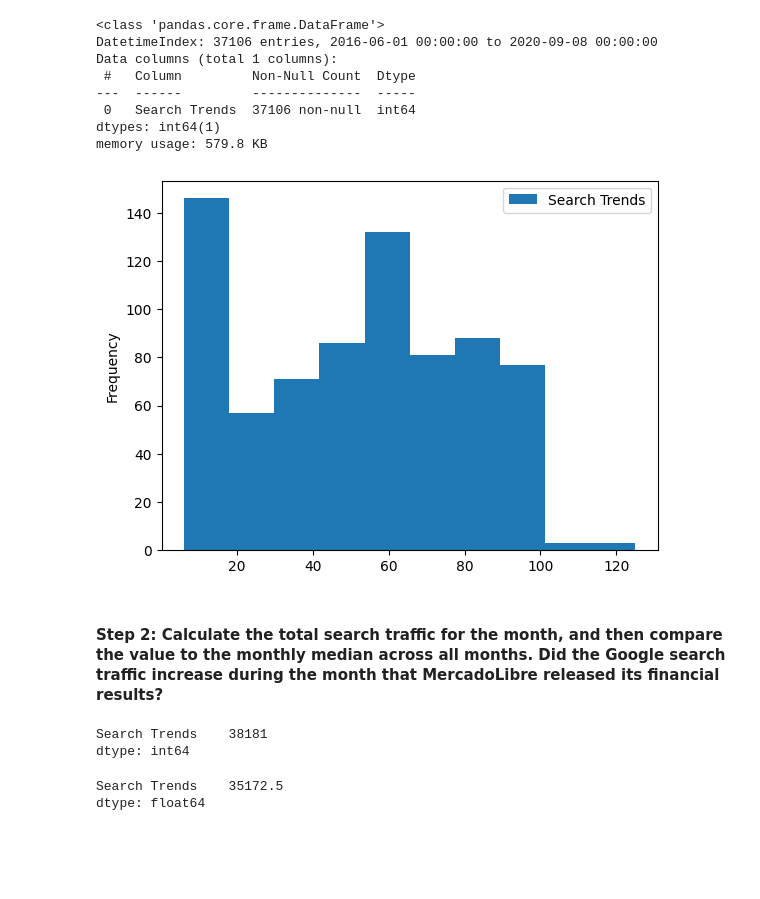
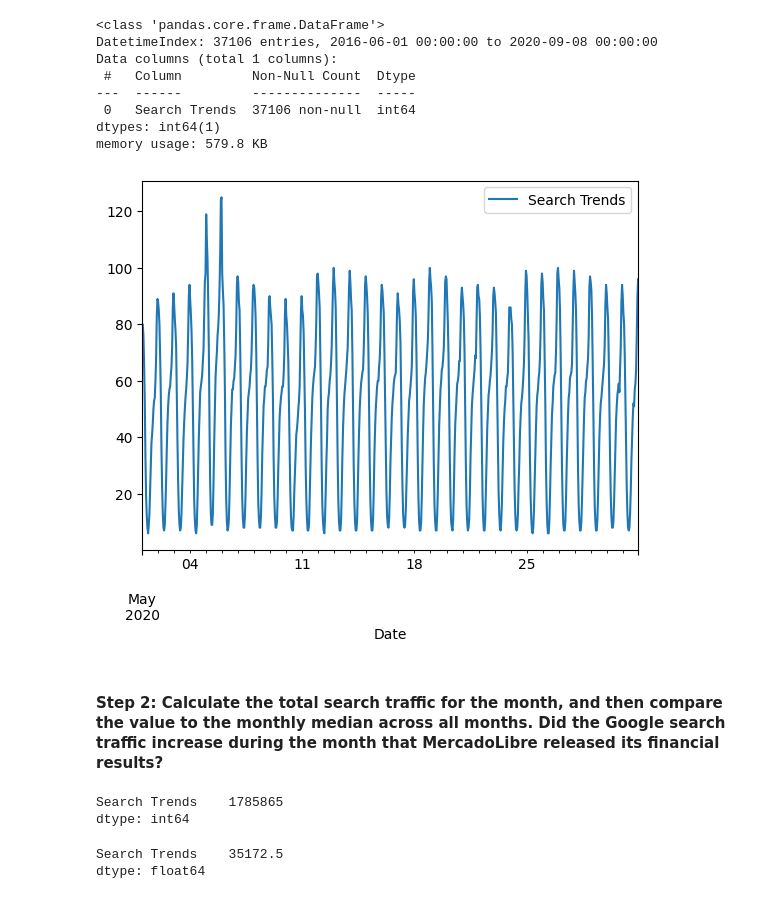
Before and after one commit to echarles341/prophet-challenge, a Jupyter notebook: forecasting_net_prophet.ipynb, the cells around one changed output. Cells and saved outputs as stored; diff of their text form; code cells hidden in the pictures; blank space fills up the shorter version.

```diff
--- a/forecasting_net_prophet.ipynb
+++ b/forecasting_net_prophet.ipynb
@@ -103,22 +103,23 @@ dtypes: int64(1)
 memory usage: 579.8 KB
 # %%
 # Slice the DataFrame to just the month of May 2020
-df =  df_mercado_trends.loc["2020-05"]
+df =  df_mercado_trends.loc["2020-05-01":"2020-05-31"]
 df.head()
 
 # Plot to visualize the data for May 2020
-df = df.plot(kind = "hist")
+df = df.plot()
 # %% [output]
-[figure, old version]
+[figure, new version]
 # %% [markdown]
 #### Step 2: Calculate the total search traffic for the month, and then compare the value to the monthly median across all months. Did the Google search traffic increase during the month that MercadoLibre released its financial results?
 # %%
 # Calculate the sum of the total search traffic for May 2020
-
+df_traffic = df_mercado_trends.sum()
 
 # View the traffic_may_2020 value
+df_traffic
 # %% [output]
-Search Trends    38181
+Search Trends    1785865
 dtype: int64
 # %%
 # Calcluate the monhtly median search traffic across all months
```
Also changed, not shown: parts of 1 cell of this notebook.
